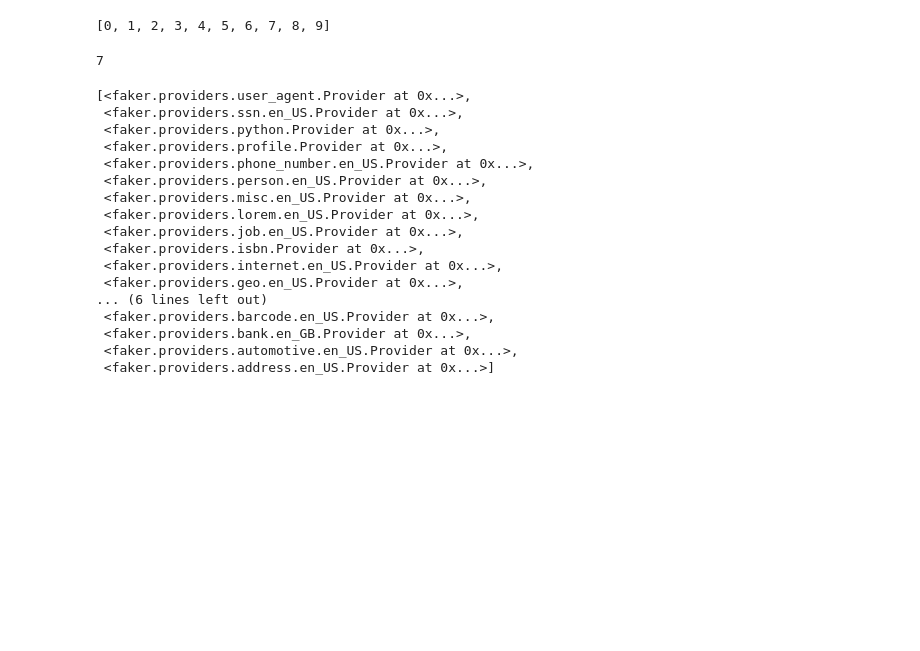
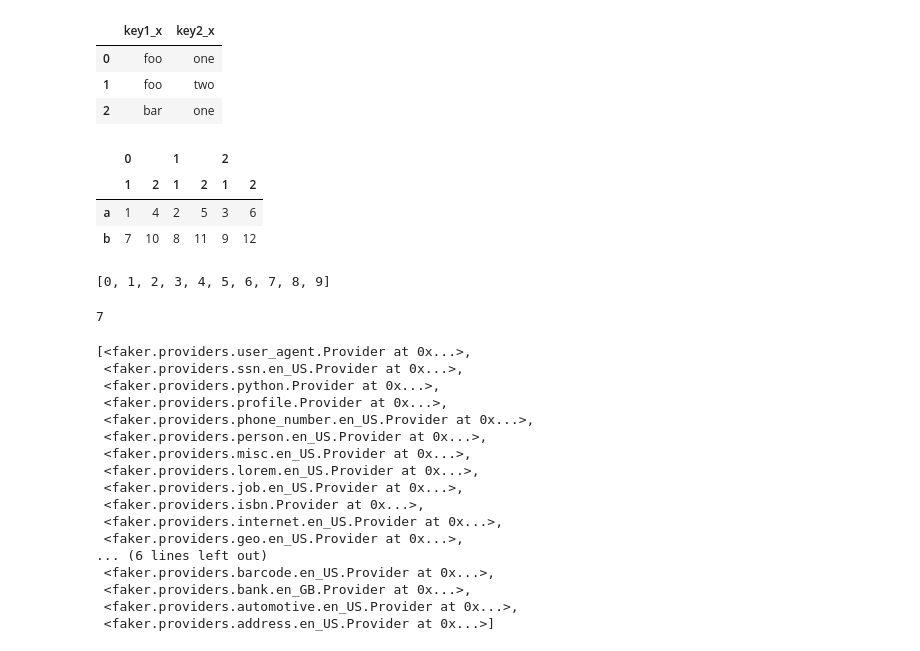
Before and after one commit to Aprsli/PythonProject, a Jupyter notebook: CodeStudy/pd.ipynb, the cells around one changed output. Drawn from its saved outputs; the diff is of its cells as text; code cells hidden in the pictures; blank space fills up the shorter version.

```diff
--- a/CodeStudy/pd.ipynb
+++ b/CodeStudy/pd.ipynb
@@ -6,3 +127,21 @@ import random
+# %%
+df2.reindex(columns=['key1_x', 'key2_x'])
+# %% [output]
+|  | key1_x | key2_x |
+| 0 | foo | one |
+| 1 | foo | two |
+| 2 | bar | one |
+# %%
+df = pd.DataFrame(
+    [[1, 2, 3], [4, 5, 6], [7, 8, 9], [10, 11, 12]],
+    index=[["a", "a", "b", "b"], [1, 2, 1, 2]],
+)
+df.unstack()
+# %% [output]
+|  | 0 |  | 1 |  | 2 |  |
+|  | 1 | 2 | 1 | 2 | 1 | 2 |
+| a | 1 | 4 | 2 | 5 | 3 | 6 |
+| b | 7 | 10 | 8 | 11 | 9 | 12 |
 # %%
 a = range(10)
 c = sum((1 for _ in a))
```
Also changed, not shown: parts of 15 cells of this notebook, 18 other files.
